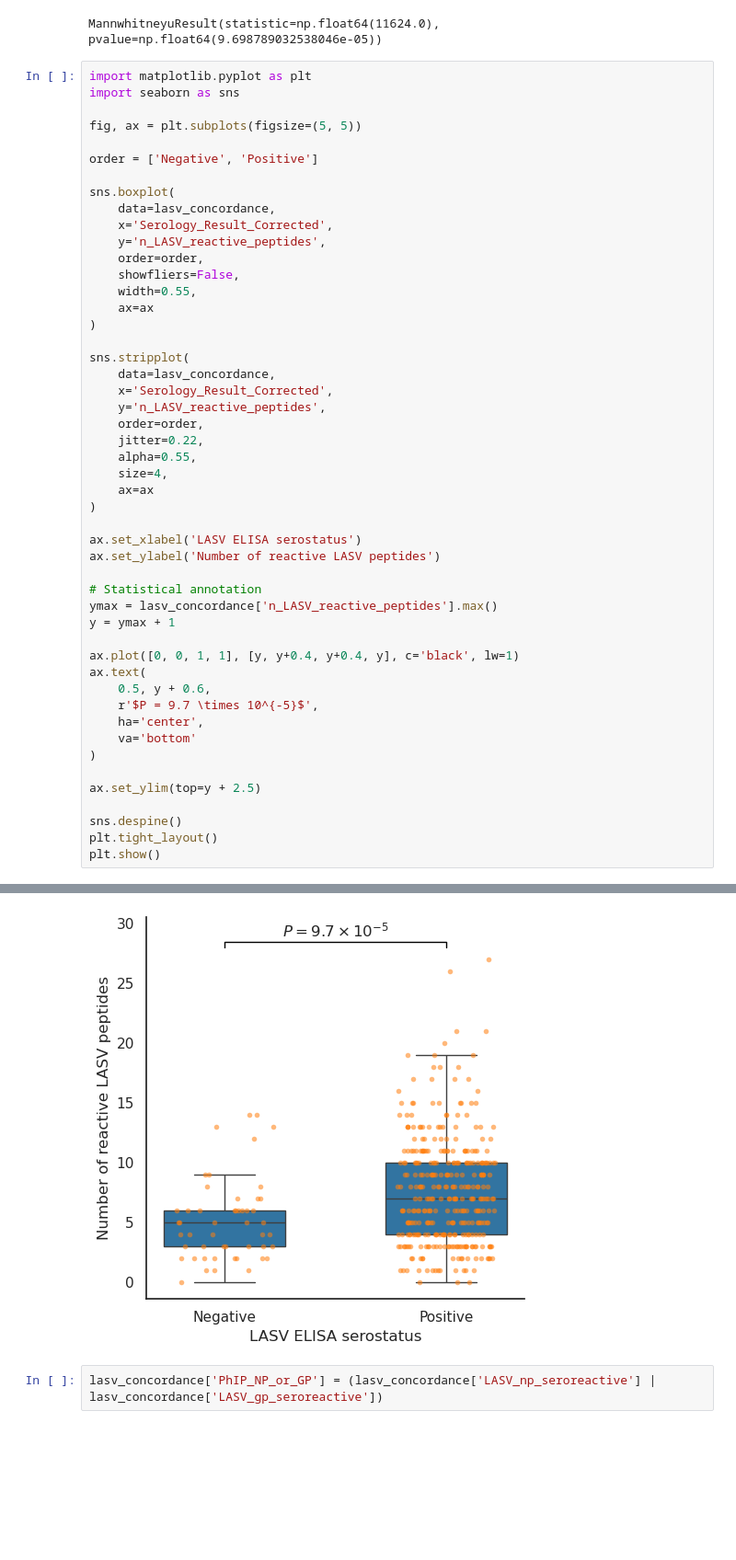
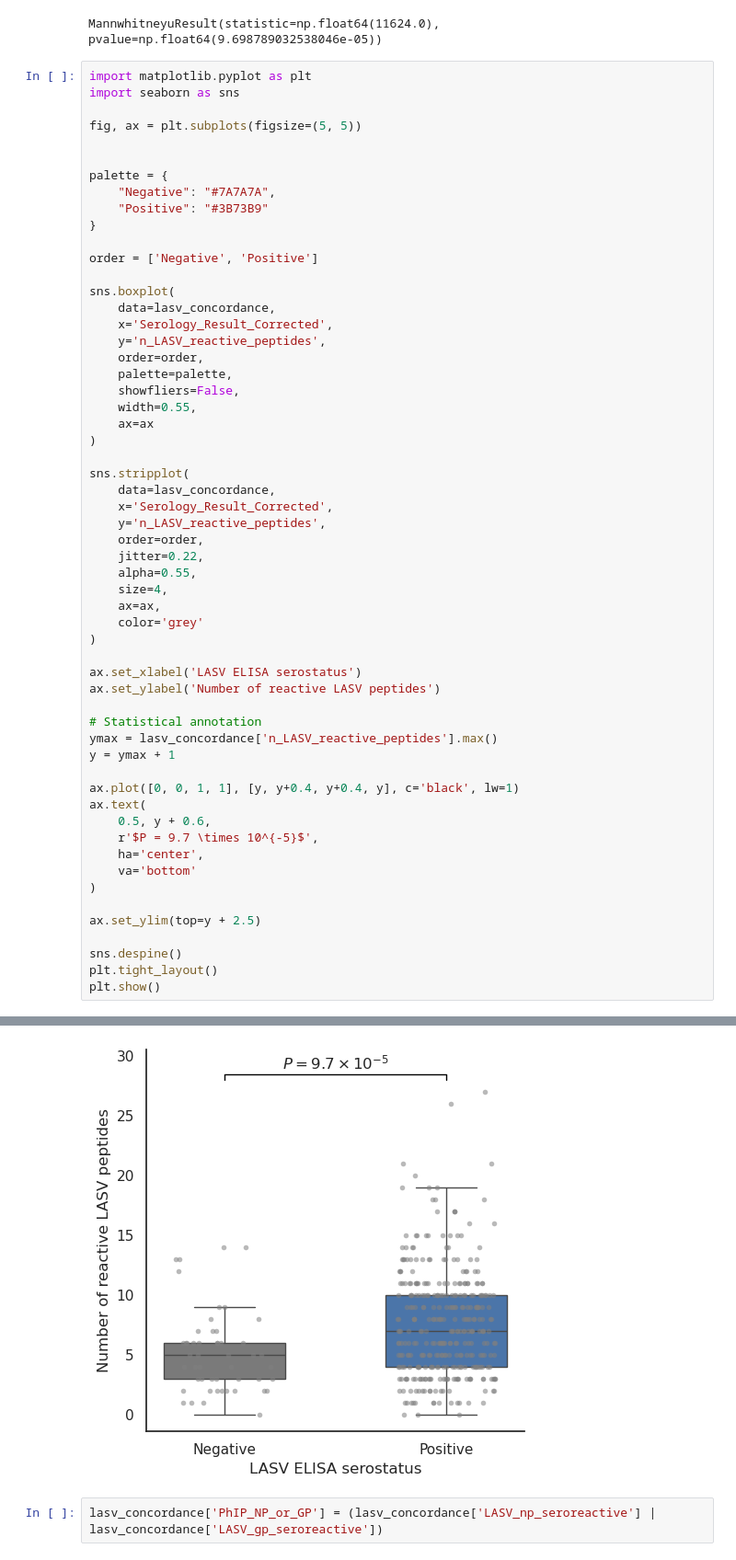
Before and after one commit to sporak577/lasv_phipseq_2026, a Jupyter notebook: Lassa_seroreactivity_paper_figures_clean_090726.ipynb, the cells around one changed output, grey strips where cells are left out. Shown at 92% size. Drawn from its saved outputs; the diff is of its cells as text; blank space fills up the shorter version.

```diff
--- a/Lassa_seroreactivity_paper_figures_clean_090726.ipynb
+++ b/Lassa_seroreactivity_paper_figures_clean_090726.ipynb
@@ -2763,6 +2769,12 @@ import matplotlib.pyplot as plt
 import seaborn as sns
 
 fig, ax = plt.subplots(figsize=(5, 5))
+
+
+palette = {
+    "Negative": "#7A7A7A",
+    "Positive": "#3B73B9"
+}
 
 order = ['Negative', 'Positive']
 
@@ -2771,6 +2783,7 @@ sns.boxplot(
     x='Serology_Result_Corrected',
     y='n_LASV_reactive_peptides',
     order=order,
+    palette=palette,
     showfliers=False,
     width=0.55,
     ax=ax
@@ -2784,7 +2797,8 @@ sns.stripplot(
     jitter=0.22,
     alpha=0.55,
     size=4,
-    ax=ax
+    ax=ax,
+    color='grey'
 )
 
 ax.set_xlabel('LASV ELISA serostatus')
@@ -2811,4 +2828,4 @@ plt.show()
-[figure, old version]
+[figure, new version]
 # %%
 lasv_concordance['PhIP_NP_or_GP'] = (lasv_concordance['LASV_np_seroreactive'] | lasv_concordance['LASV_gp_seroreactive'])
 # %%
```
Also changed, not shown: parts of 21 cells of this notebook.
